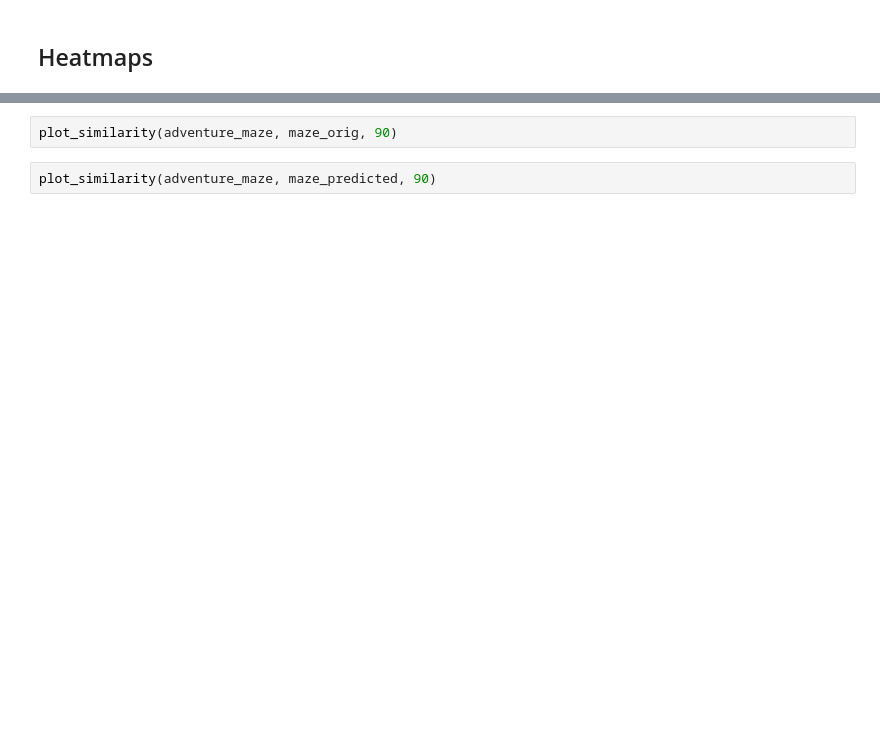
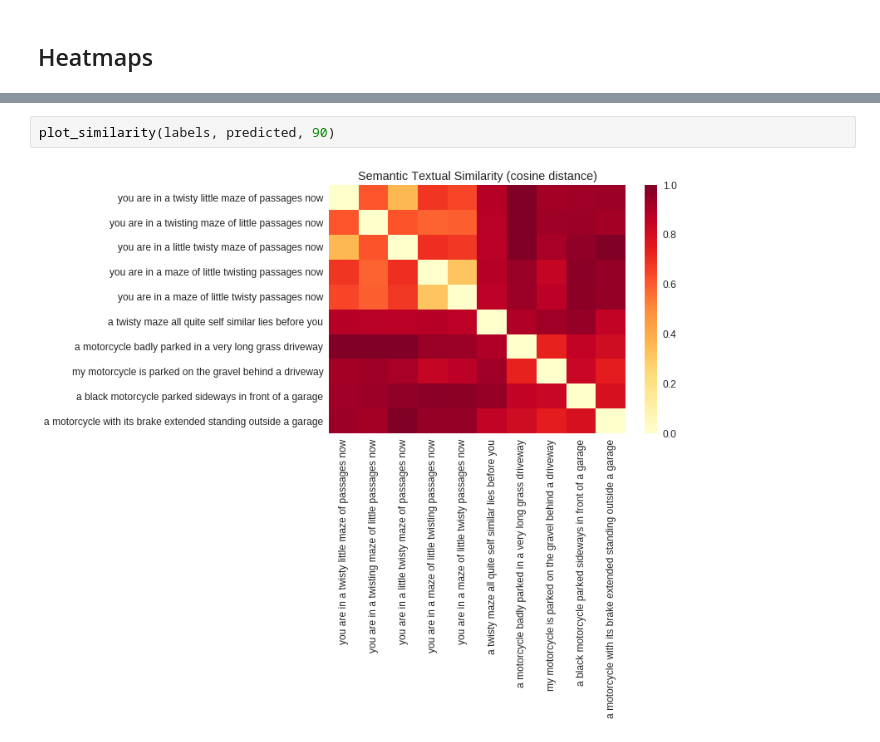
Before and after one commit to LanceNorskog/vae, a Jupyter notebook: vae_nlp__mscoco.ipynb, the cells around one changed output, grey strips where cells are left out. Cells and saved outputs as stored; diff of their text form; blank space fills up the shorter version.

```diff
--- a/vae_nlp__mscoco.ipynb
+++ b/vae_nlp__mscoco.ipynb
@@ -600,4 +536,4 @@ def plot_similarity(labels, features, rotation):
 # %%
-plot_similarity(adventure_maze, maze_orig, 90)
+plot_similarity(labels, predicted, 90)
+# %% [output]
+[figure, added]
-# %%
-plot_similarity(adventure_maze, maze_predicted, 90)
```
Also changed, not shown: parts of 22 cells of this notebook.
